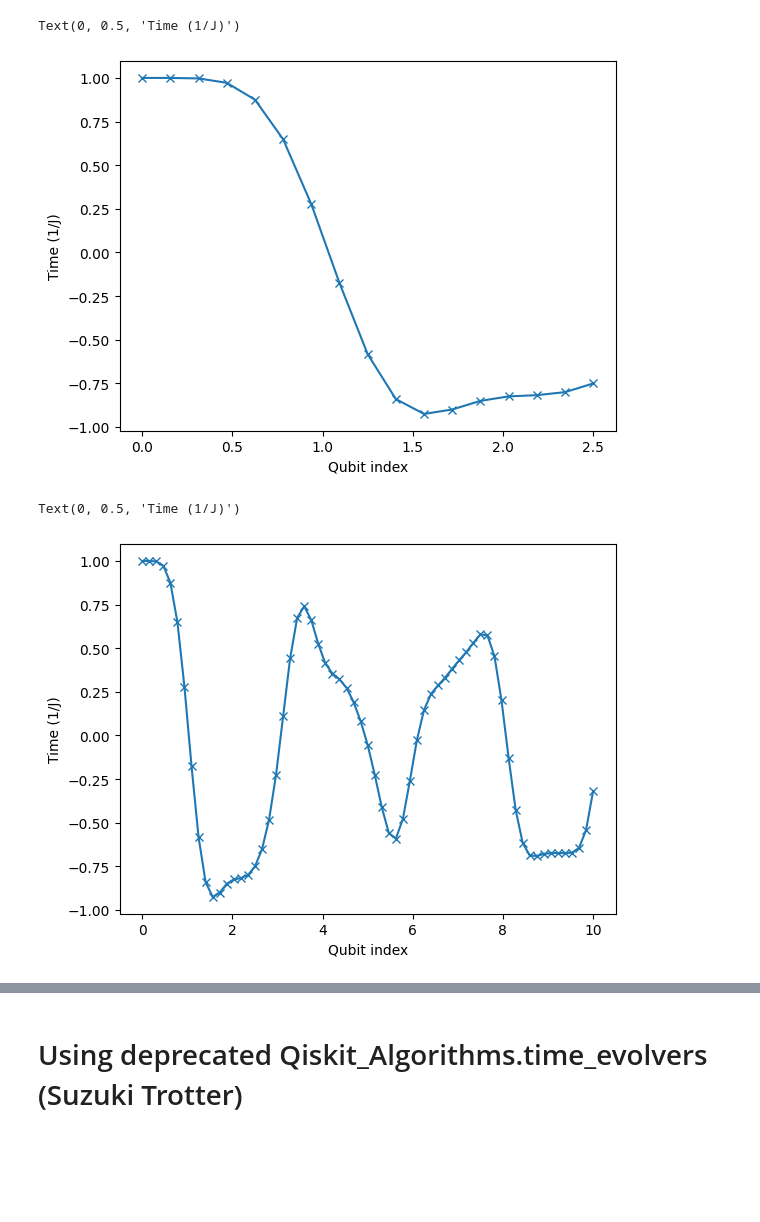
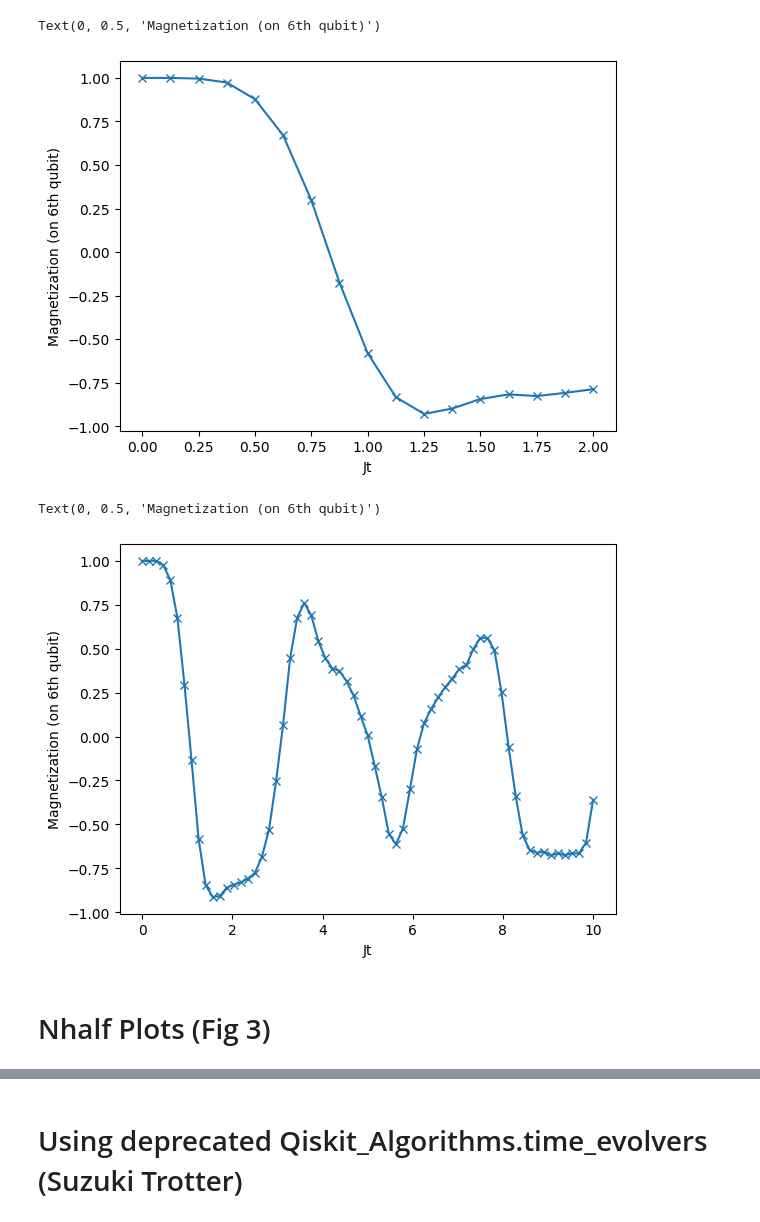
Before and after one commit to syralie/qsim-condensed-matter, a Jupyter notebook: first_paper_trial.ipynb, the cells around one changed output, grey strips where cells are left out. Drawn from its saved outputs; the diff is of its cells as text; code cells hidden in the pictures; blank space fills up the shorter version.

```diff
--- a/first_paper_trial.ipynb
+++ b/first_paper_trial.ipynb
@@ -197,21 +472,23 @@ Text(0, 0.5, 'Time (1/J)')
 # %%
 N = 6
+
+'''
 H = get_hamiltonian(N=N, J=1, U=0, h=[0 for i in range(N)])
 
 gate = PauliEvolutionGate(H, time=timesteps_duration)
 
 st = SuzukiTrotter(order=4, reps=4)
 circ = st.synthesize(gate)
+'''
+
+H = get_hamiltonian_basic(N=N, J=1, U=0, h=[0 for i in range(N)])
+
+gate = PauliEvolutionGate(H, time=timesteps_duration)
+
+st = LieTrotter(reps=1)
+circ = st.synthesize(gate)
 
 gate = circ.to_instruction()
-
-magnetization_op_3 = SparsePauliOp.from_sparse_list(
-    [("Z", [3], 1.0)], num_qubits=N
-    )
-
-magnetization_op_5 = SparsePauliOp.from_sparse_list(
-    [("Z", [5], 1.0)], num_qubits=N
-    )
 
 circuits = []
 for n_steps in range(nb_timesteps+1):
@@ -222,25 +499,20 @@ for n_steps in range(nb_timesteps+1):
     for _ in range(n_steps):
         qc.append(gate, [i for i in range(N)])
 
-    circuits.append(qc)
+    circuits.append(pass_manager.run(qc))
 
-
-def magnetization_ops(qubit):
-    observable = SparsePauliOp.from_sparse_list(
-    [("Z", [qubit], 1.0)], num_qubits=N
-    )
-    return observable
-
-estimator = Estimator()
+estimator = Estimator(backend=AerSimulator())
 magnetization_density_3=[]
 magnetization_density_5=[]
 for circ in tqdm(circuits):
 
-    job = estimator.run([circ, circ], [magnetization_op_3, magnetization_op_5])
+    pubs = [(circ, magnetization_ops(qubit, N)) for qubit in [3, 5]]
+    job = estimator.run(pubs)
     results = job.result()
 
-    magnetization_density_3.append(results.values[0])
-    magnetization_density_5.append(results.values[1])
+
+    magnetization_density_3.append(results[0].data.evs)
+    magnetization_density_5.append(results[1].data.evs)
 
 magnetization_density_3=np.array(magnetization_density_3)
 magnetization_density_5=np.array(magnetization_density_5)
@@ -306,16 +576,18 @@ Text(0, 0.5, 'Time (1/J)')
 # %%
 times = np.linspace(0, total_time, nb_timesteps + 1)
 plt.plot(times, magnetization_density_5, marker="x")
-plt.xlabel('Qubit index')
-plt.ylabel('Time (1/J)')
+plt.xlabel('Jt')
+plt.ylabel('Magnetization (on 6th qubit)')
 # %% [output]
-Text(0, 0.5, 'Time (1/J)')
+Text(0, 0.5, 'Magnetization (on 6th qubit)')
-[figure, old version]
+[figure, new version]
 # %%
 times_long = np.linspace(0, total_time_long, nb_timesteps_long + 1)
 plt.plot(times_long, magnetization_density_5_long, marker="x")
-plt.xlabel('Qubit index')
-plt.ylabel('Time (1/J)')
+plt.xlabel('Jt')
+plt.ylabel('Magnetization (on 6th qubit)')
 # %% [output]
-Text(0, 0.5, 'Time (1/J)')
+Text(0, 0.5, 'Magnetization (on 6th qubit)')
-[figure, old version]
+[figure, new version]
+# %% [markdown]
+# Nhalf Plots (Fig 3)
```
Also changed, not shown: parts of 31 cells of this notebook.
